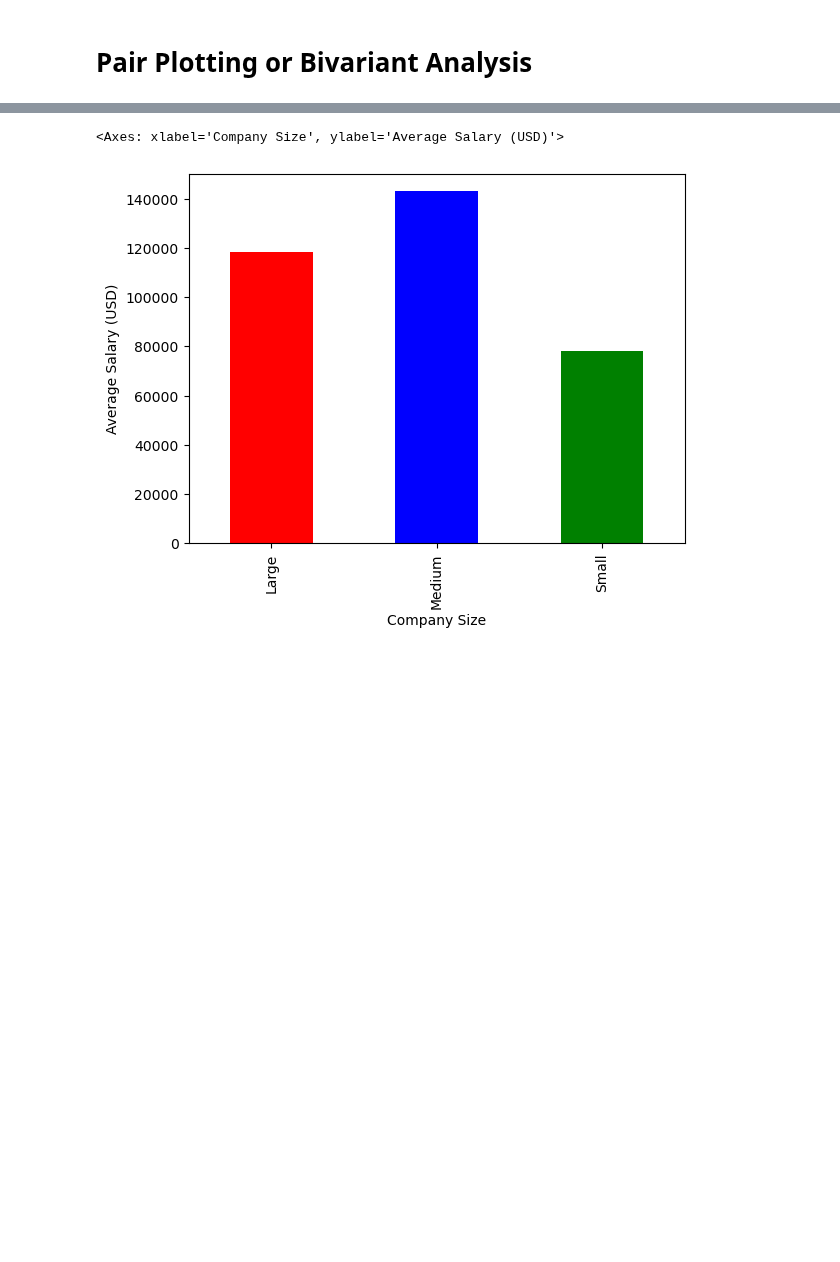
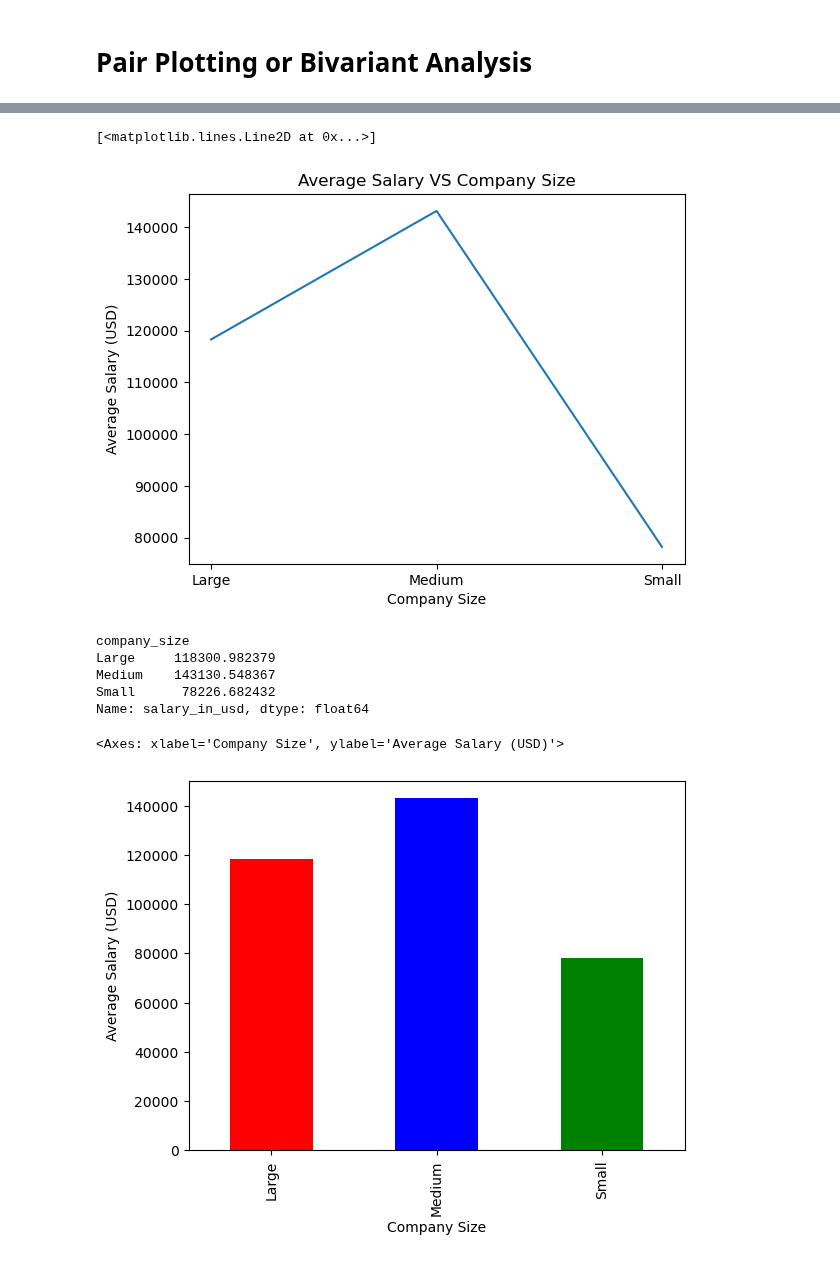
Before and after one commit to garimac12/project_acai, a Jupyter notebook: Project_NN.ipynb, the cells around one changed output, grey strips where cells are left out. Cells and saved outputs as stored; diff of their text form; code cells hidden in the pictures; blank space fills up the shorter version.

```diff
--- a/Project_NN.ipynb
+++ b/Project_NN.ipynb
@@ -177,0 +180,12 @@ Name: salary_in_usd, dtype: float64
+# %%
+#Line Chart for Average Salary VS Company Size
+plt.title("Average Salary VS Company Size"),
+plt.xlabel("Company Size"),
+plt.ylabel("Average Salary (USD)")
+plt.plot(
+    avg_salary_by_company_size["company_size"],
+    avg_salary_by_company_size['salary_in_usd'],
+)
+# %% [output]
+[<matplotlib.lines.Line2D at 0x...>]
+[figure, added]
@@ -178,2 +194,11 @@ Name: salary_in_usd, dtype: float64
+# %%
+avg_salary_bar_company_size = df.groupby("company_size")["salary_in_usd"].mean()
+avg_salary_bar_company_size
+# %% [output]
+company_size
+Large     118300.982379
+Medium    143130.548367
+Small      78226.682432
+Name: salary_in_usd, dtype: float64
 # %%
 # Bar chart for Average Salary by Company Size
```
Also changed, not shown: parts of 7 cells of this notebook.
